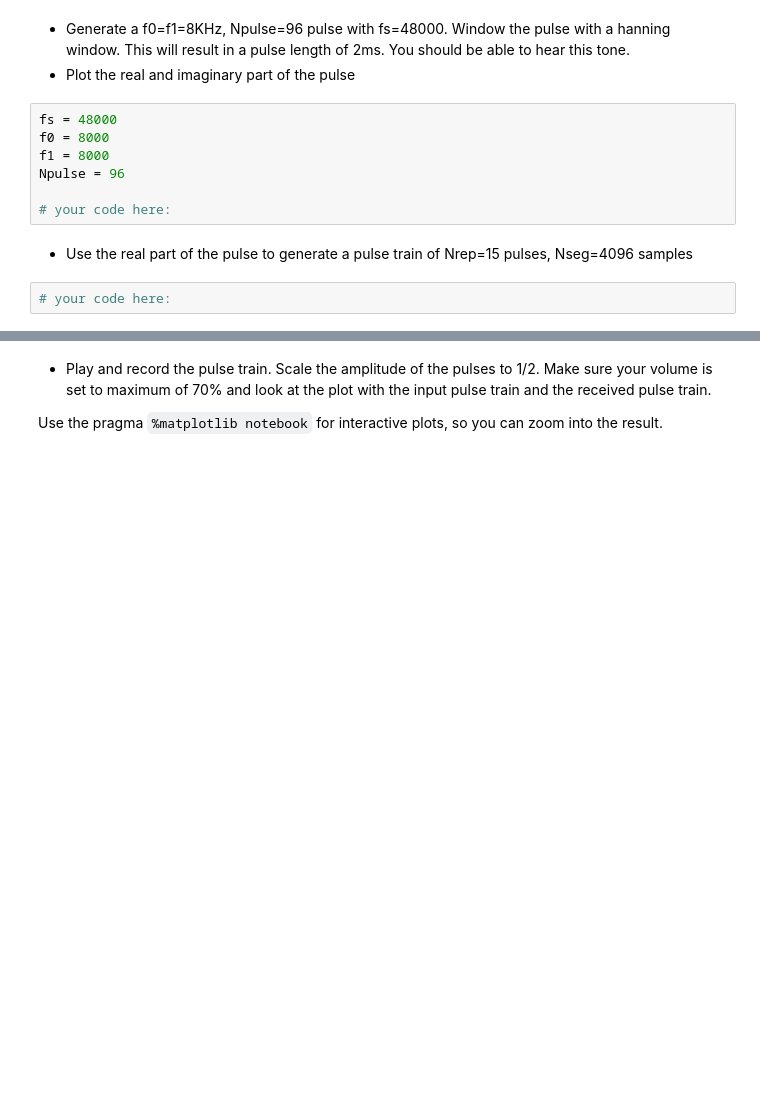
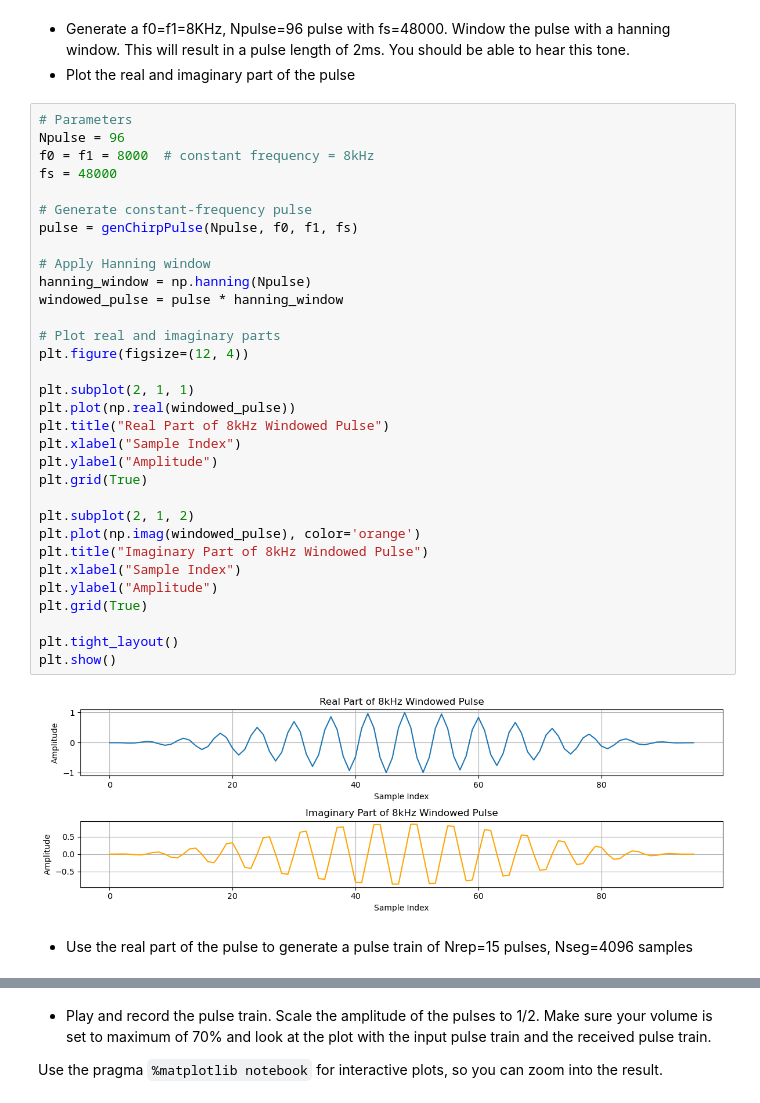
Before and after one commit to alekseiprakhiy/3305-project, a Jupyter notebook: TimeDomain-Sonar-New (2).ipynb, the cells around one changed output, grey strips where cells are left out. Saved outputs shown, nothing was run; the diff lists cells and outputs as text; blank space fills up the shorter version.

```diff
--- a/TimeDomain-Sonar-New (2).ipynb
+++ b/TimeDomain-Sonar-New (2).ipynb
@@ -913,14 +975,39 @@ with a smooth window. Here, we will use a hanning window.
 # %% [markdown]
 * Generate a f0=f1=8KHz, Npulse=96 pulse with fs=48000. Window the pulse with a hanning window. This will result in a pulse length of 2ms. You should be able to hear this tone.
 * Plot the real and imaginary part of the pulse
-# %%
-fs = 48000
-f0 = 8000
-f1 = 8000
-Npulse = 96
-
-# your code here:
+# %%
+# Parameters
+Npulse = 96
+f0 = f1 = 8000  # constant frequency = 8kHz
+fs = 48000
+
+# Generate constant-frequency pulse
+pulse = genChirpPulse(Npulse, f0, f1, fs)
+
+# Apply Hanning window
+hanning_window = np.hanning(Npulse)
+windowed_pulse = pulse * hanning_window
+
+# Plot real and imaginary parts
+plt.figure(figsize=(12, 4))
+
+plt.subplot(2, 1, 1)
+plt.plot(np.real(windowed_pulse))
+plt.title("Real Part of 8kHz Windowed Pulse")
+plt.xlabel("Sample Index")
+plt.ylabel("Amplitude")
+plt.grid(True)
+
+plt.subplot(2, 1, 2)
+plt.plot(np.imag(windowed_pulse), color='orange')
+plt.title("Imaginary Part of 8kHz Windowed Pulse")
+plt.xlabel("Sample Index")
+plt.ylabel("Amplitude")
+plt.grid(True)
+
+plt.tight_layout()
+plt.show()
+# %% [output]
+[figure, added]
 # %% [markdown]
 * Use the real part of the pulse to generate a pulse train of Nrep=15 pulses, Nseg=4096 samples
-# %%
-# your code here:
```
Also changed, not shown: parts of 14 cells of this notebook.
